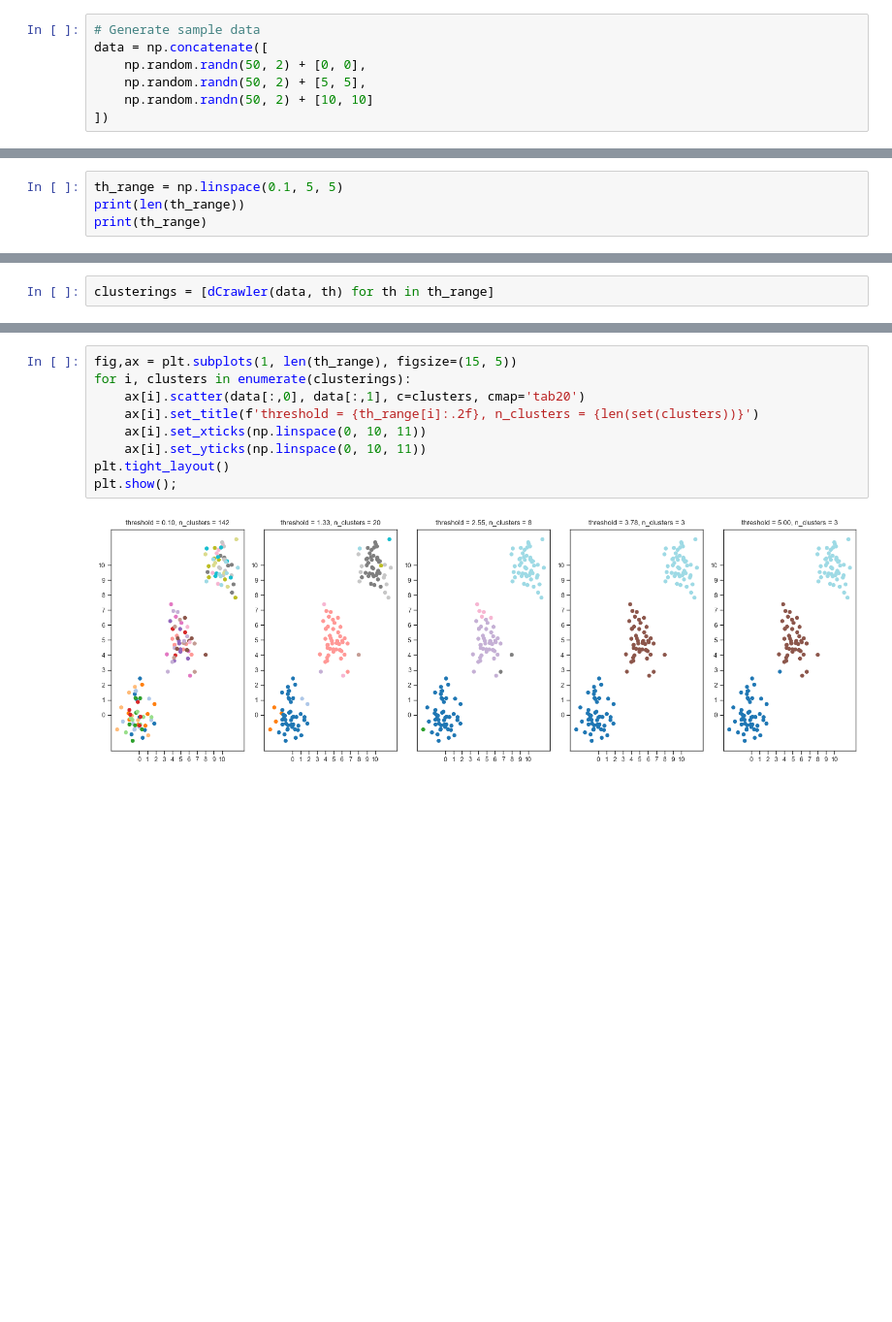
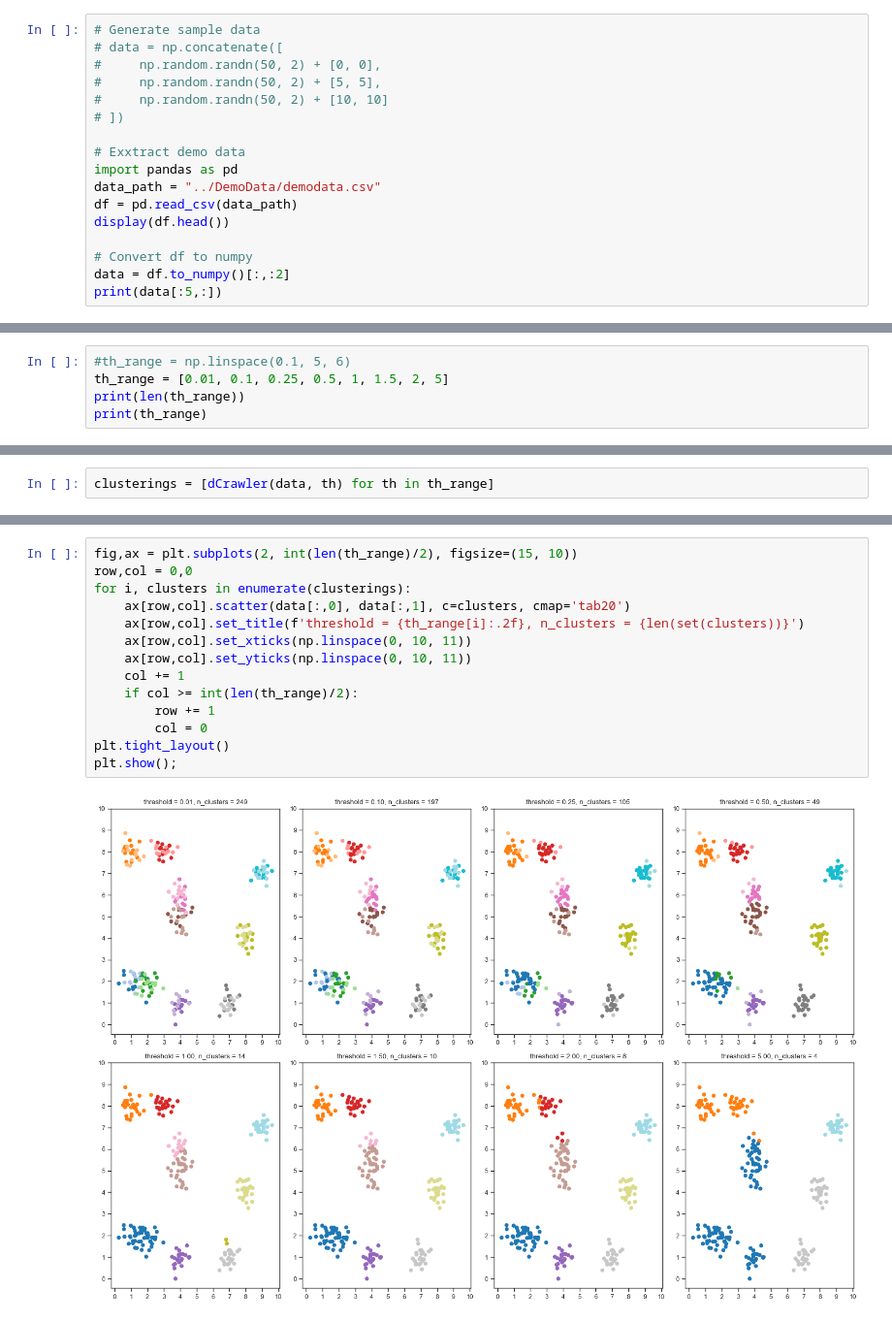
Before and after one commit to mleiwe/dCrawler, a Jupyter notebook: Python_implementation/initial_impl.ipynb, the cells around one changed output, grey strips where cells are left out. Shown: that part at 97% size. Drawn from its saved outputs; the diff is of its cells as text; blank space fills up the shorter version.

```diff
--- a/Python_implementation/initial_impl.ipynb
+++ b/Python_implementation/initial_impl.ipynb
@@ -82,7 +82,17 @@ def dCrawler(data, threshold):
 # %%
 # Generate sample data
-data = np.concatenate([
-    np.random.randn(50, 2) + [0, 0],
-    np.random.randn(50, 2) + [5, 5],
-    np.random.randn(50, 2) + [10, 10]
-])
+# data = np.concatenate([
+#     np.random.randn(50, 2) + [0, 0],
+#     np.random.randn(50, 2) + [5, 5],
+#     np.random.randn(50, 2) + [10, 10]
+# ])
+
+# Exxtract demo data
+import pandas as pd
+data_path = "../DemoData/demodata.csv"
+df = pd.read_csv(data_path)
+display(df.head())
+
+# Convert df to numpy
+data = df.to_numpy()[:,:2]
+print(data[:5,:])
@@ -89,5 +111,6 @@ data = np.concatenate([
 # %%
-th_range = np.linspace(0.1, 5, 5)
+#th_range = np.linspace(0.1, 5, 6)
+th_range = [0.01, 0.1, 0.25, 0.5, 1, 1.5, 2, 5]
 print(len(th_range))
 print(th_range)
 # %% [output]
@@ -103,11 +126,16 @@ print(len(clusterings[-1]))
 # %%
-fig,ax = plt.subplots(1, len(th_range), figsize=(15, 5))
+fig,ax = plt.subplots(2, int(len(th_range)/2), figsize=(15, 10))
+row,col = 0,0
 for i, clusters in enumerate(clusterings):
-    ax[i].scatter(data[:,0], data[:,1], c=clusters, cmap='tab20')
-    ax[i].set_title(f'threshold = {th_range[i]:.2f}, n_clusters = {len(set(clusters))}')
-    ax[i].set_xticks(np.linspace(0, 10, 11))
-    ax[i].set_yticks(np.linspace(0, 10, 11))
+    ax[row,col].scatter(data[:,0], data[:,1], c=clusters, cmap='tab20')
+    ax[row,col].set_title(f'threshold = {th_range[i]:.2f}, n_clusters = {len(set(clusters))}')
+    ax[row,col].set_xticks(np.linspace(0, 10, 11))
+    ax[row,col].set_yticks(np.linspace(0, 10, 11))
+    col += 1
+    if col >= int(len(th_range)/2):
+        row += 1
+        col = 0
 plt.tight_layout()
 plt.show();
 # %% [output]
-[figure, old version]
+[figure, new version]
```
Also changed, not shown: parts of 4 cells of this notebook.
